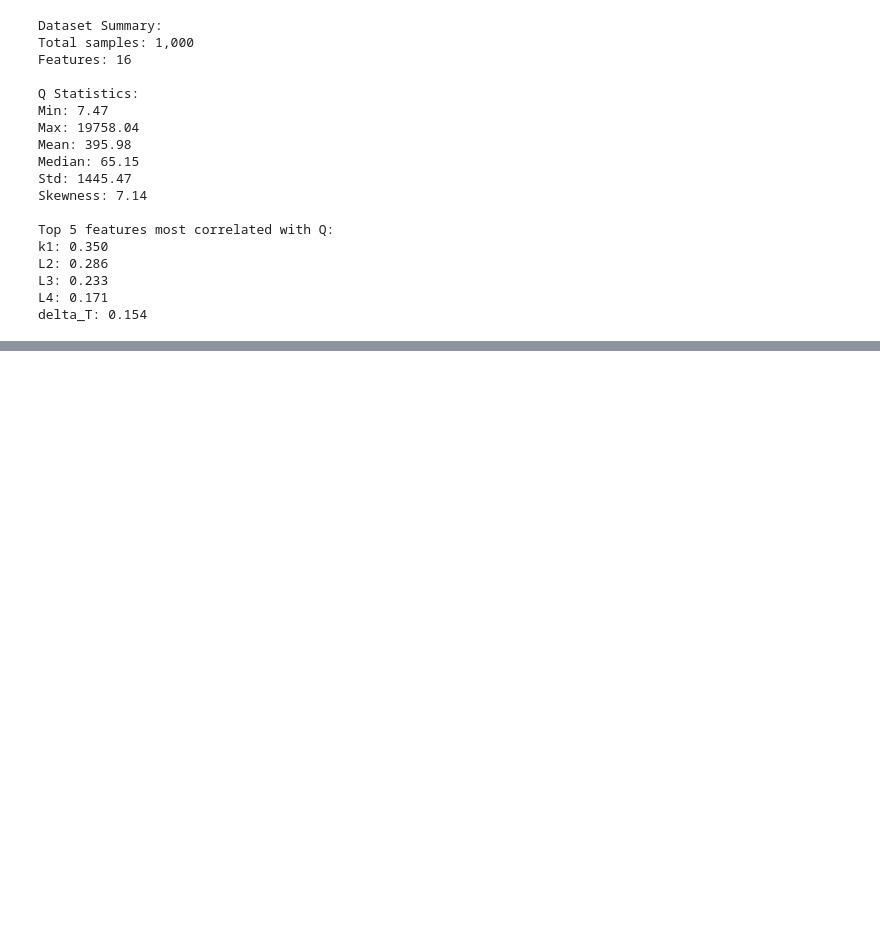
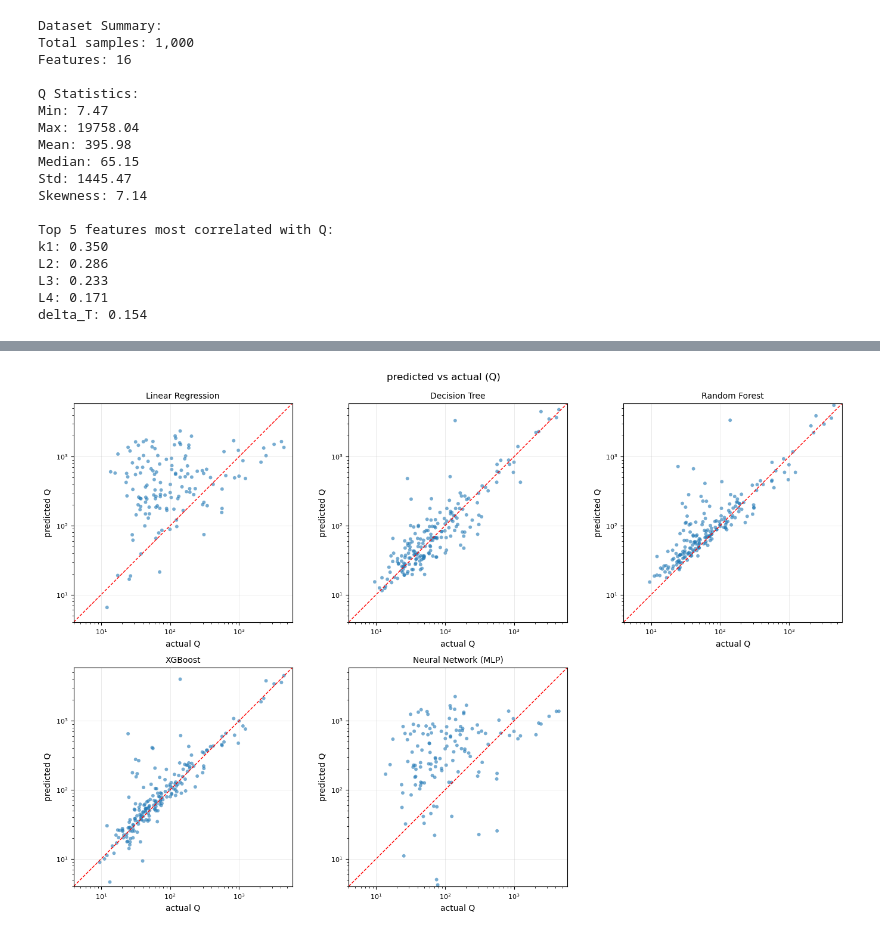
Before and after one commit to Soubhik06/Multi-Layer-Insulation-ML-Project, a Jupyter notebook: multi layer insulation systems ml project.ipynb, the cells around one changed output, grey strips where cells are left out. Saved outputs shown, nothing was run; the diff lists cells and outputs as text; code cells hidden in the pictures; blank space fills up the shorter version.

```diff
--- a/multi layer insulation systems ml project.ipynb
+++ b/multi layer insulation systems ml project.ipynb
@@ -158,0 +255,49 @@ for name, model in models.items():
+# %%
+preds={}
+for name,model in models.items():
+    try:
+        preds[name]=model.predict(X_test)
+    except Exception as e:
+        print(f'skipping {name}: {e}')
+
+items=list(preds.items())
+n=min(len(items),5)
+
+# y_true for plotting
+y_true = y_test.values if hasattr(y_test,'values') else y_test
+all_preds=np.concatenate([p for _,p in items])
+y_all=np.concatenate([y_true,all_preds])
+y_pos=y_all[y_all>0]
+if y_pos.size==0:
+    raise ValueError("no positive values for log scale; disable log or filter data.")
+lo,hi=np.percentile(y_pos,[1,99])
+lo=max(lo,1e-12)
+hi=max(hi,lo*10)
+def style(ax):
+    ax.tick_params(axis='both',labelsize=8)
+    ax.title.set_fontsize(10)
+def clean_grid(fig,axes,n):
+    for j in range(n,6):
+        try: axes[j].remove()
+        except: pass
+    fig.tight_layout(pad=1.0)
+n=min(len(items),5)
+fig,axes=plt.subplots(2,3,figsize=(14,9)); axes=axes.ravel()
+for i,(name,y_pred) in enumerate(items[:n]):
+    ax=axes[i]
+    m=(y_true>0)&(y_pred>0)
+    yt=y_true[m]; yp=y_pred[m]
+    if yt.size==0:
+        ax.set_title(f'{name} (no positive data for log)'); style(ax); continue
+    ax.set_xscale('log'); ax.set_yscale('log')
+    ax.scatter(yt,yp,alpha=0.6,s=18,edgecolor='none')
+    ax.plot([lo,hi],[lo,hi],color='r',linestyle='--',linewidth=1)
+    ax.set_aspect('equal',adjustable='box')
+    ax.set(xlabel='actual Q',ylabel='predicted Q',xlim=(lo,hi),ylim=(lo,hi))
+    ax.grid(True,alpha=0.25,linewidth=0.7)
+    ax.set_title(name); style(ax)
+clean_grid(fig,axes,n)
+plt.suptitle('predicted vs actual (Q)',fontsize=12,y=1.02)
+plt.show()
+# %% [output]
+[figure, added]
```
Also changed, not shown: parts of 4 cells of this notebook.
